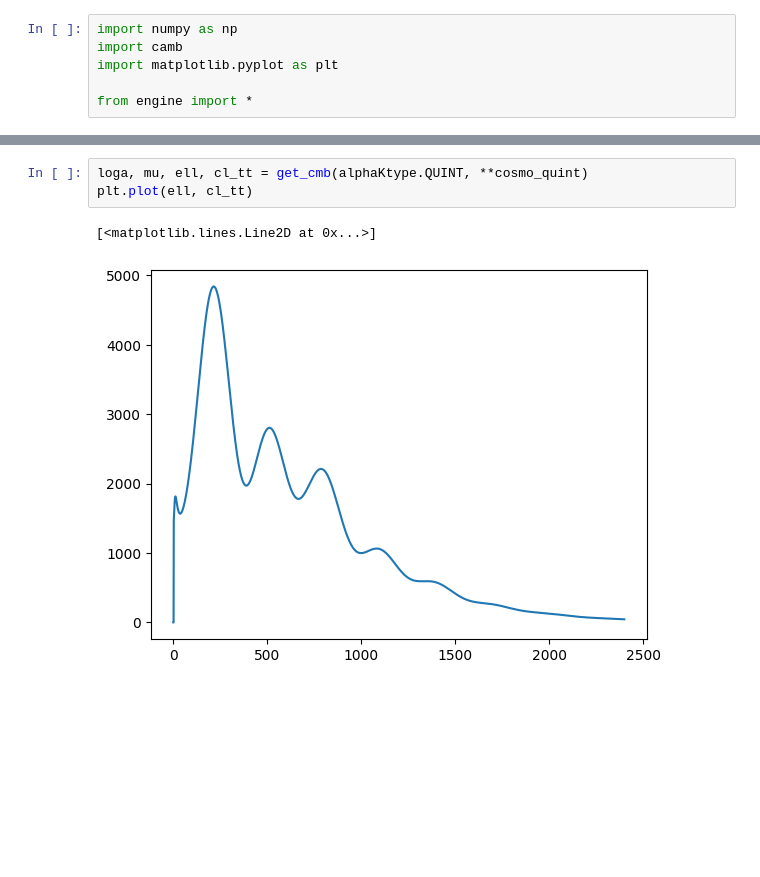
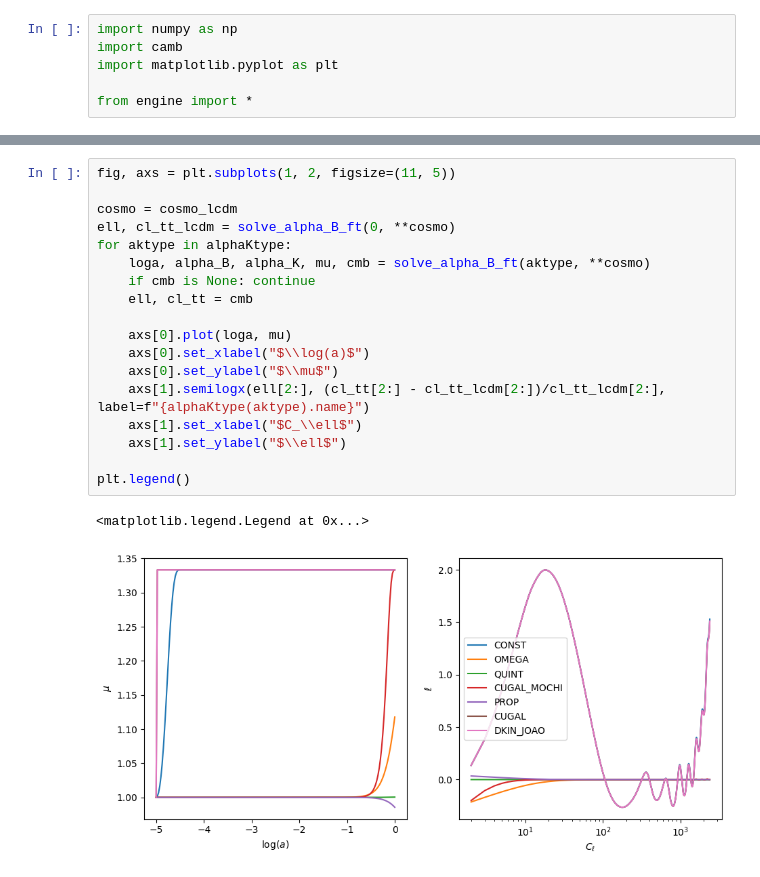
Before and after one commit to joaoreboucas1/cs2-project, a Jupyter notebook: mu_solutions_study/compare_camb.ipynb, the cells around one changed output, grey strips where cells are left out. Saved outputs shown, nothing was run; the diff lists cells and outputs as text; blank space fills up the shorter version.

```diff
--- a/mu_solutions_study/compare_camb.ipynb
+++ b/mu_solutions_study/compare_camb.ipynb
@@ -86,6 +98,21 @@ compare(alphaKtype.PROP, cosmo)
 # %%
-loga, mu, ell, cl_tt = get_cmb(alphaKtype.QUINT, **cosmo_quint)
-plt.plot(ell, cl_tt)
+fig, axs = plt.subplots(1, 2, figsize=(11, 5))
+
+cosmo = cosmo_lcdm
+ell, cl_tt_lcdm = solve_alpha_B_ft(0, **cosmo)
+for aktype in alphaKtype:
+    loga, alpha_B, alpha_K, mu, cmb = solve_alpha_B_ft(aktype, **cosmo)
+    if cmb is None: continue
+    ell, cl_tt = cmb
+
+    axs[0].plot(loga, mu)
+    axs[0].set_xlabel("$\\log(a)$")
+    axs[0].set_ylabel("$\\mu$")
+    axs[1].semilogx(ell[2:], (cl_tt[2:] - cl_tt_lcdm[2:])/cl_tt_lcdm[2:], label=f"{alphaKtype(aktype).name}")
+    axs[1].set_xlabel("$C_\\ell$")
+    axs[1].set_ylabel("$\\ell$")
+
+plt.legend()
 # %% [output]
-[<matplotlib.lines.Line2D at 0x...>]
+<matplotlib.legend.Legend at 0x...>
-[figure, old version]
+[figure, new version]
```
Also changed, not shown: parts of 4 cells of this notebook, 4 other files.
